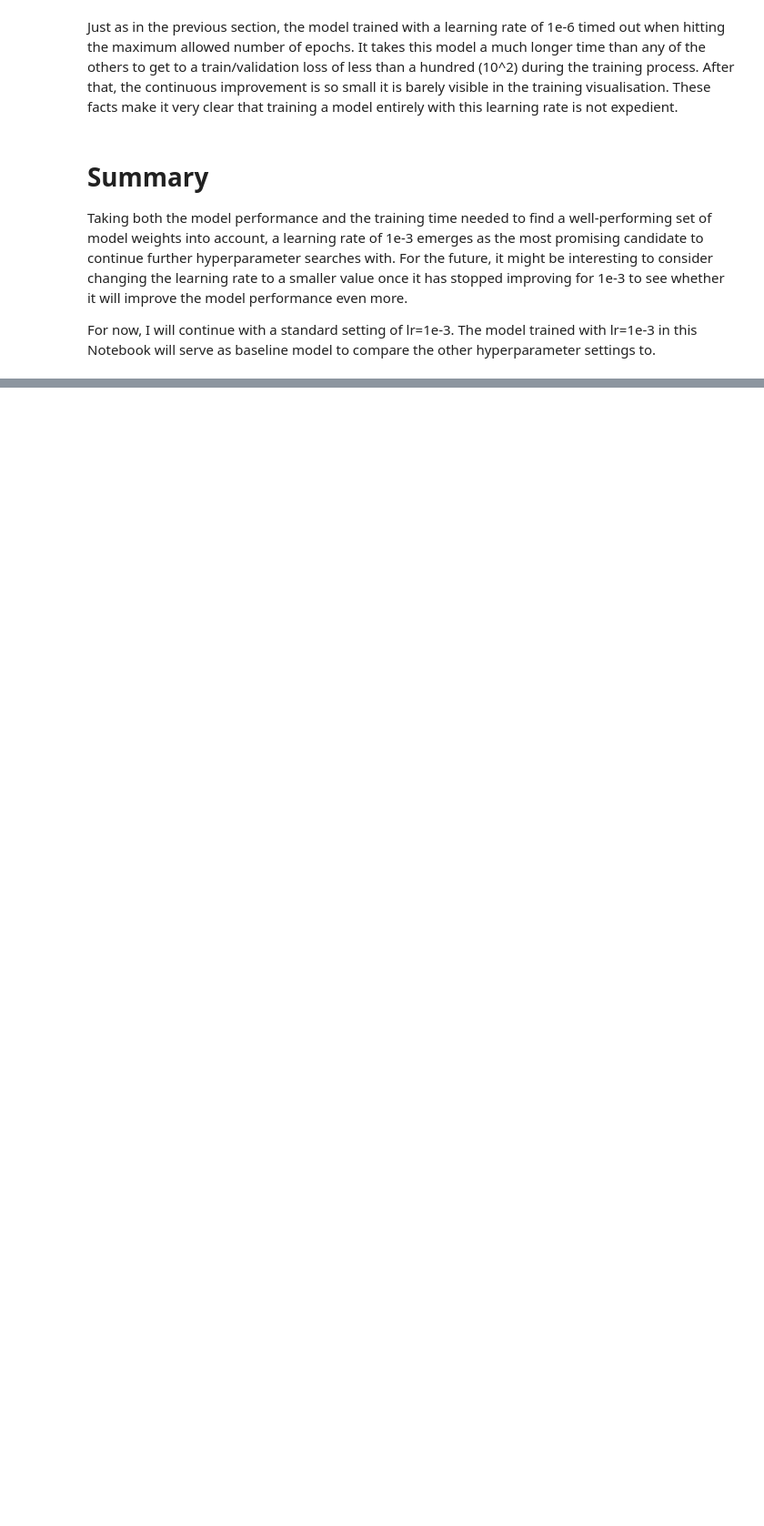
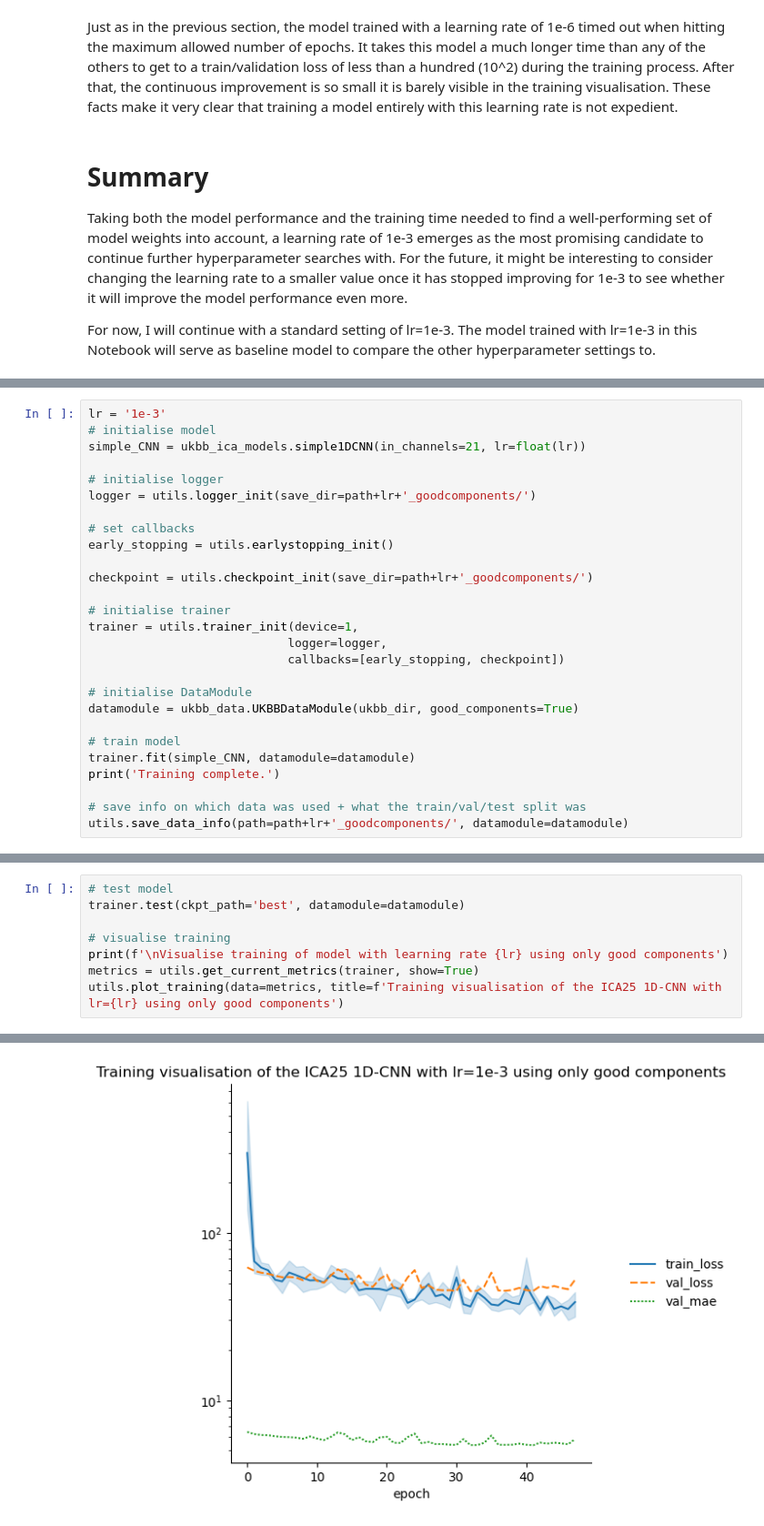
Before and after one commit to laura-riedel/IM, a Jupyter notebook: src/ICA25 - 1D CNN learning rate.ipynb, the cells around one changed output, grey strips where cells are left out. Shown at 91% size. Drawn from its saved outputs; the diff is of its cells as text; blank space fills up the shorter version.

Commit message:
Add comparison of lr=1e-3 trained with only good components

```diff
--- a/src/ICA25 - 1D CNN learning rate.ipynb
+++ b/src/ICA25 - 1D CNN learning rate.ipynb
@@ -362,0 +361,27 @@ For now, I will continue with a standard setting of lr=1e-3. The model trained w
+# %%
+lr = '1e-3'
+# initialise model
+simple_CNN = ukbb_ica_models.simple1DCNN(in_channels=21, lr=float(lr))
+
+# initialise logger
+logger = utils.logger_init(save_dir=path+lr+'_goodcomponents/')
+
+# set callbacks
+early_stopping = utils.earlystopping_init()
+
+checkpoint = utils.checkpoint_init(save_dir=path+lr+'_goodcomponents/')
+
+# initialise trainer
+trainer = utils.trainer_init(device=1,
+                            logger=logger,
+                            callbacks=[early_stopping, checkpoint])
+
+# initialise DataModule
+datamodule = ukbb_data.UKBBDataModule(ukbb_dir, good_components=True)
+
+# train model
+trainer.fit(simple_CNN, datamodule=datamodule)
+print('Training complete.')
+
+# save info on which data was used + what the train/val/test split was
+utils.save_data_info(path=path+lr+'_goodcomponents/', datamodule=datamodule)
@@ -362,0 +407,9 @@ For now, I will continue with a standard setting of lr=1e-3. The model trained w
+# %%
+# test model
+trainer.test(ckpt_path='best', datamodule=datamodule)
+
+# visualise training
+print(f'\nVisualise training of model with learning rate {lr} using only good components')
+metrics = utils.get_current_metrics(trainer, show=True)
+utils.plot_training(data=metrics, title=f'Training visualisation of the ICA25 1D-CNN with lr={lr} using only good components')
+# %% [output]
@@ -362,0 +435 @@ For now, I will continue with a standard setting of lr=1e-3. The model trained w
+[figure, added]
```
Also changed, not shown: parts of 4 cells of this notebook.
